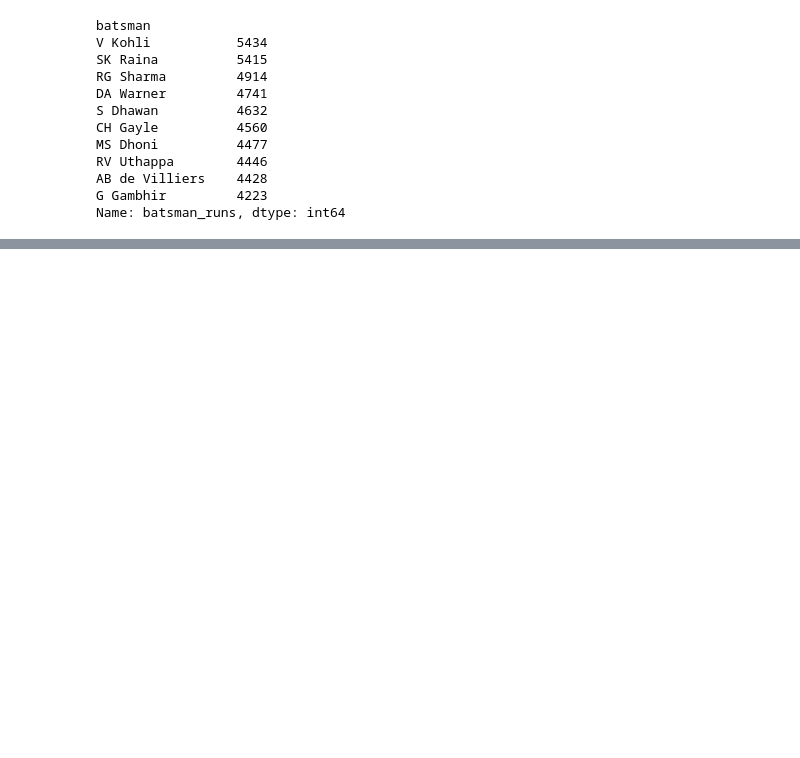
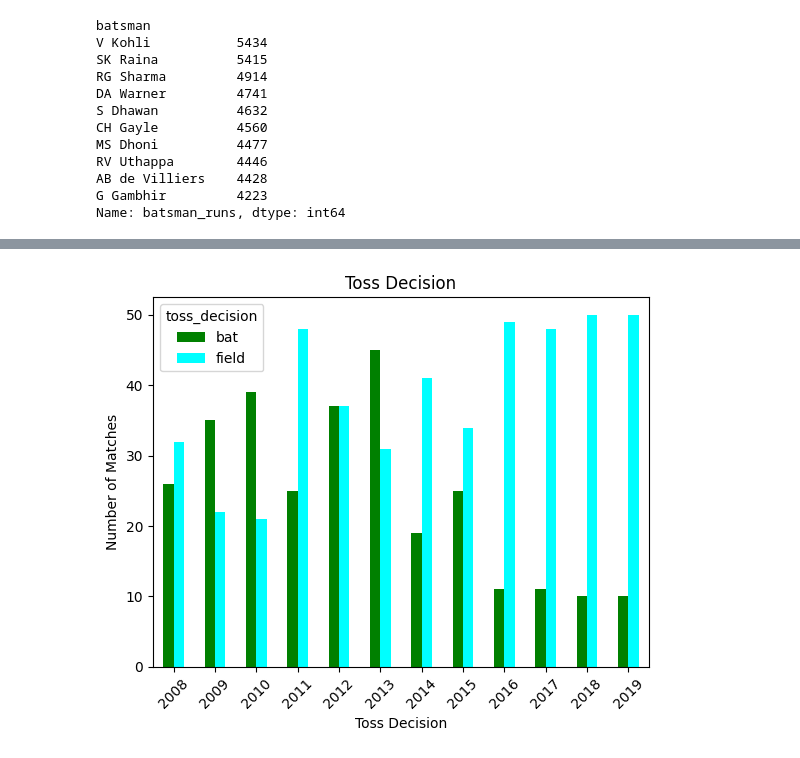
Before and after one commit to arni-007/Arni_RUGVED, a Jupyter notebook: task2/Task2.ipynb, the cells around one changed output, grey strips where cells are left out. Cells and saved outputs as stored; diff of their text form; code cells hidden in the pictures; blank space fills up the shorter version.

```diff
--- a/task2/Task2.ipynb
+++ b/task2/Task2.ipynb
@@ -64,0 +435,26 @@ Name: batsman_runs, dtype: int64
+# %%
+#19.) Visualize toss decisions across all seasons
+
+import pandas as pd
+import matplotlib.pyplot as mypy
+
+df=pd.read_csv(r"C:\Users\Arni\OneDrive\Desktop\RUGVED\task2\Matches.csv")
+
+#field_dec= df.groupby('season')[df['toss_decision'=='field']]['toss_decision'].value_counts()
+#bat_dec=df.groupby('season')[df['toss_decision'=='bat']]['toss_decision'].value_counts()
+
+#field_dec.plot(kind='line',color='magenta',marker='^')
+
+# bat_dec.plot(kind='line',color='orange',marker='^')
+
+toss_counts = df.groupby(['season', 'toss_decision']).size().unstack(fill_value=0)
+
+toss_counts.plot(kind='bar', color=['green', 'cyan'])
+
+mypy.xlabel('Toss Decision')
+mypy.ylabel('Number of Matches')
+mypy.xticks(rotation=45)
+mypy.title('Toss Decision')
+mypy.show()
+# %% [output]
+[figure, added]
```
Also changed, not shown: parts of 19 cells of this notebook, 21 other files.
